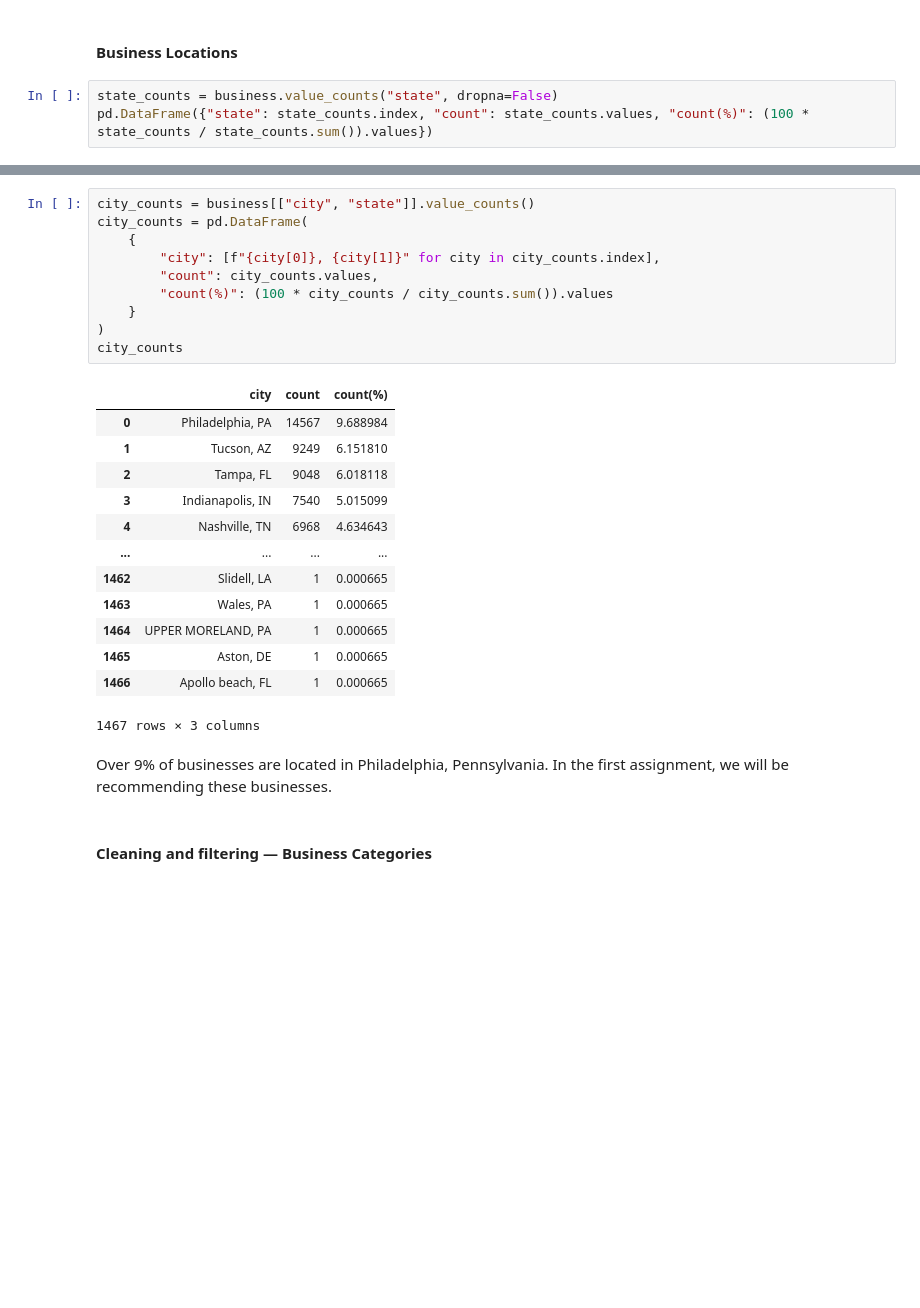
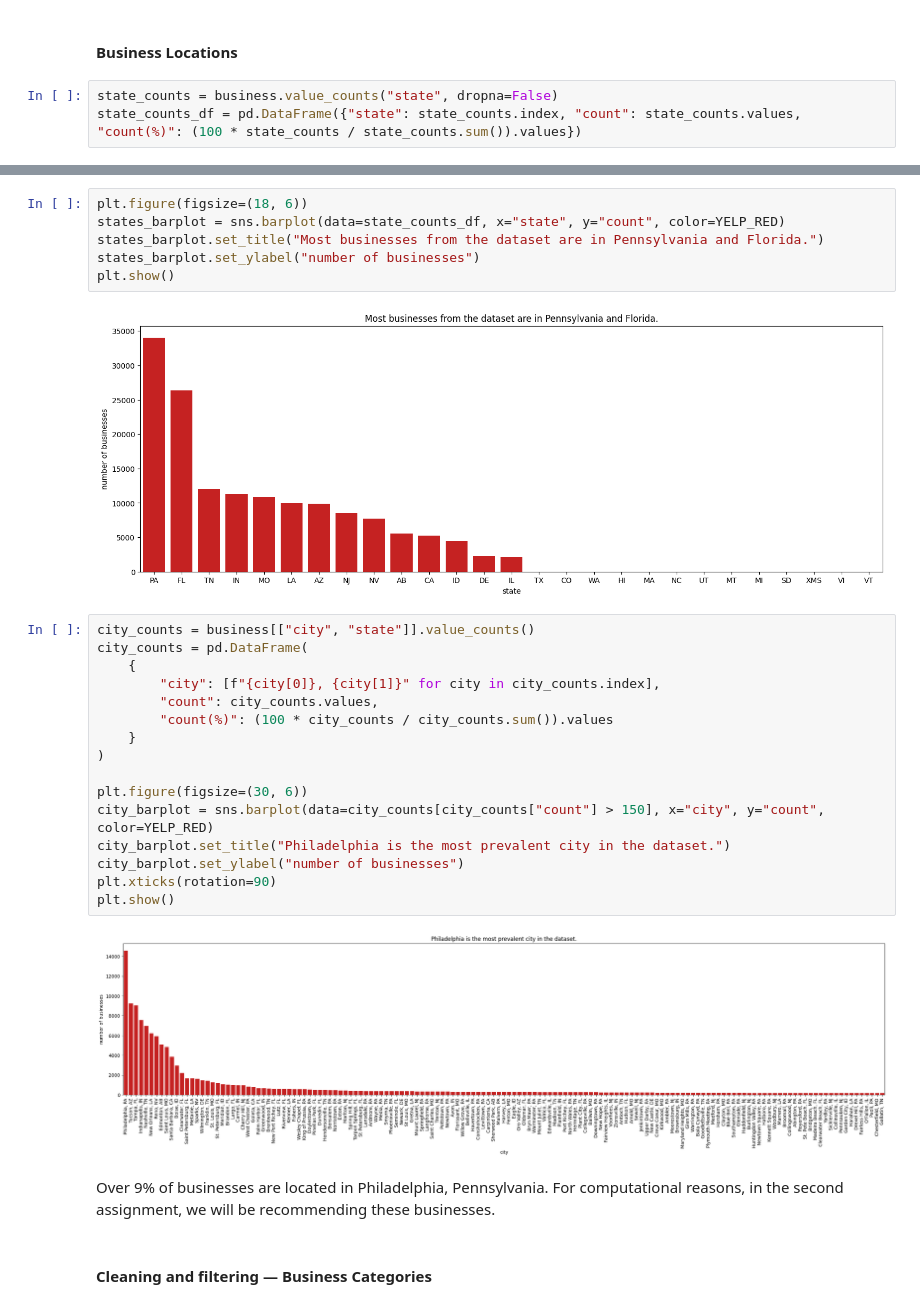
Before and after one commit to xkello/ISA-Team-8, a Jupyter notebook: EDA_restaurant_2.ipynb, the cells around one changed output, grey strips where cells are left out. Saved outputs shown, nothing was run; the diff lists cells and outputs as text; blank space fills up the shorter version.

```diff
--- a/EDA_restaurant_2.ipynb
+++ b/EDA_restaurant_2.ipynb
@@ -82,4 +82,4 @@ As we can see, there are many businesses which can lead to higher computational
 #### Business Locations
 # %%
 state_counts = business.value_counts("state", dropna=False)
-pd.DataFrame({"state": state_counts.index, "count": state_counts.values, "count(%)": (100 * state_counts / state_counts.sum()).values})
+state_counts_df = pd.DataFrame({"state": state_counts.index, "count": state_counts.values, "count(%)": (100 * state_counts / state_counts.sum()).values})
@@ -113,3 +86,11 @@ business[business["state"] == "XMS"]
+# %%
+plt.figure(figsize=(18, 6))
+states_barplot = sns.barplot(data=state_counts_df, x="state", y="count", color=YELP_RED)
+states_barplot.set_title("Most businesses from the dataset are in Pennsylvania and Florida.")
+states_barplot.set_ylabel("number of businesses")
+plt.show()
+# %% [output]
+[figure, added]
 # %%
 city_counts = business[["city", "state"]].value_counts()
 city_counts = pd.DataFrame(
@@ -119,23 +100,17 @@ city_counts = pd.DataFrame(
         "count(%)": (100 * city_counts / city_counts.sum()).values
     }
 )
-city_counts
+
+plt.figure(figsize=(30, 6))
+city_barplot = sns.barplot(data=city_counts[city_counts["count"] > 150], x="city", y="count", color=YELP_RED)
+city_barplot.set_title("Philadelphia is the most prevalent city in the dataset.")
+city_barplot.set_ylabel("number of businesses")
+plt.xticks(rotation=90)
+plt.show()
 # %% [output]
-|  | city | count | count(%) |
-| 0 | Philadelphia, PA | 14567 | 9.688984 |
-| 1 | Tucson, AZ | 9249 | 6.151810 |
-| 2 | Tampa, FL | 9048 | 6.018118 |
-| 3 | Indianapolis, IN | 7540 | 5.015099 |
-| 4 | Nashville, TN | 6968 | 4.634643 |
-| ... | ... | ... | ... |
-| 1462 | Slidell, LA | 1 | 0.000665 |
-| 1463 | Wales, PA | 1 | 0.000665 |
-| 1464 | UPPER MORELAND, PA | 1 | 0.000665 |
-| 1465 | Aston, DE | 1 | 0.000665 |
-| 1466 | Apollo beach, FL | 1 | 0.000665 |
-1467 rows × 3 columns
+[figure, added]
 # %% [markdown]
-Over 9% of businesses are located in Philadelphia, Pennsylvania. In the first assignment, we will be recommending these businesses.
+Over 9% of businesses are located in Philadelphia, Pennsylvania. For computational reasons, in the second assignment, we will be recommending these businesses.
 # %% [markdown]
 #### Cleaning and filtering — Business Categories
 # %% [markdown]
```
Also changed, not shown: parts of 79 cells of this notebook.
